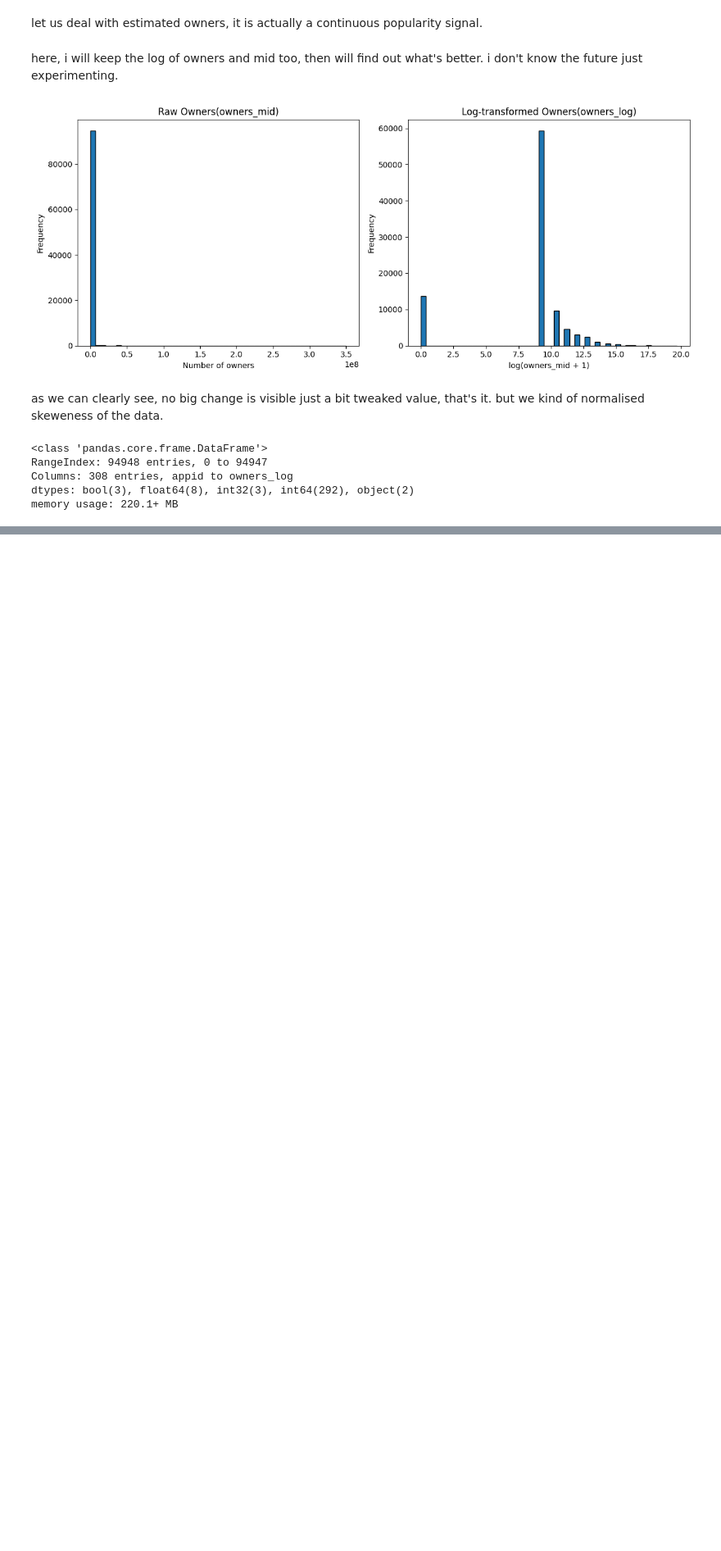
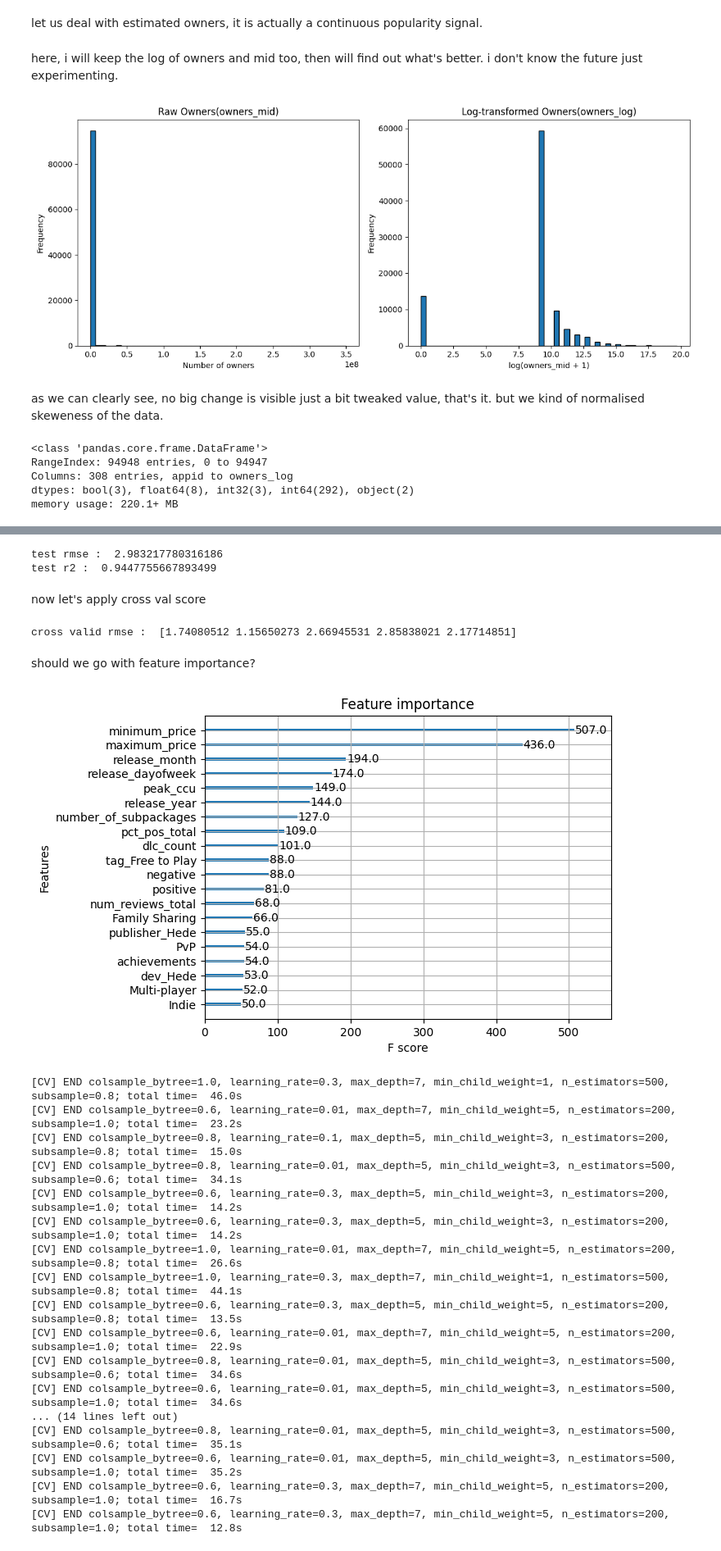
Before and after one commit to tarupathak30/gaming_data_insights_ml, a Jupyter notebook: notebooks/xg-boost.ipynb, the cells around one changed output, grey strips where cells are left out. Shown at 82% size. Cells and saved outputs as stored; diff of their text form; code cells hidden in the pictures; blank space fills up the shorter version.

```diff
--- a/notebooks/xg-boost.ipynb
+++ b/notebooks/xg-boost.ipynb
@@ -662,0 +595,9 @@ memory usage: 220.1+ MB
+# %%
+param_grid = {
+    "max_depth" : [3, 5, 7],
+    "min_child_weight" : [1, 3, 5], #minimum sum of instance weight
+    "subsample" : [0.6, 0.8, 1.0], #row sampling
+    "colsample_bytree" : [0.6, 0.8, 1.0],  #feature sampling
+    "n_estimators" : [200, 500],
+    "learning_rate" : [0.01, 0.1, 0.3] #eta
+}
@@ -662,0 +606,11 @@ memory usage: 220.1+ MB
+# %%
+random_search = RandomizedSearchCV(
+    estimator = model,
+    param_distributions = param_grid,
+    scoring = "neg_root_mean_squared_error", #we want rmse
+    cv = 3,
+    verbose=2,
+    n_jobs=-1
+)
+# %%
+random_search.fit(x_train, y_train)
@@ -662,0 +645,45 @@ memory usage: 220.1+ MB
+# %%
+# now, testing performance with the best model
+best_model = random_search.best_estimator_
+y_pred = best_model.predict(x_test)
+# %%
+print("test rmse : ", np.sqrt(mean_squared_error(y_test, y_pred)))
+print('test r2 : ', r2_score(y_test, y_pred))
+# %% [output]
+test rmse :  2.983217780316186
+test r2 :  0.9447755667893499
+# %% [markdown]
+now let's apply cross val score
+# %%
+cv_scores = cross_val_score(best_model, x, y, cv=5, scoring='neg_root_mean_squared_error')
+print('cross valid rmse : ', np.sqrt(-cv_scores))
+# %% [output]
+cross valid rmse :  [1.74080512 1.15650273 2.66945531 2.85838021 2.17714851]
+# %% [markdown]
+should we go with feature importance?
+# %%
+import matplotlib.pyplot as plt
+import xgboost as xgb
+
+# feature importance
+xgb.plot_importance(best_model, importance_type='weight', max_num_features=20)
+plt.show()
+# %% [output]
+[figure, added]
+[CV] END colsample_bytree=1.0, learning_rate=0.3, max_depth=7, min_child_weight=1, n_estimators=500, subsample=0.8; total time=  46.0s
+[CV] END colsample_bytree=0.6, learning_rate=0.01, max_depth=7, min_child_weight=5, n_estimators=200, subsample=1.0; total time=  23.2s
+[CV] END colsample_bytree=0.8, learning_rate=0.1, max_depth=5, min_child_weight=3, n_estimators=200, subsample=0.8; total time=  15.0s
+[CV] END colsample_bytree=0.8, learning_rate=0.01, max_depth=5, min_child_weight=3, n_estimators=500, subsample=0.6; total time=  34.1s
+[CV] END colsample_bytree=0.6, learning_rate=0.3, max_depth=5, min_child_weight=3, n_estimators=200, subsample=1.0; total time=  14.2s
+[CV] END colsample_bytree=0.6, learning_rate=0.3, max_depth=5, min_child_weight=3, n_estimators=200, subsample=1.0; total time=  14.2s
+[CV] END colsample_bytree=1.0, learning_rate=0.01, max_depth=7, min_child_weight=5, n_estimators=200, subsample=0.8; total time=  26.6s
+[CV] END colsample_bytree=1.0, learning_rate=0.3, max_depth=7, min_child_weight=1, n_estimators=500, subsample=0.8; total time=  44.1s
+[CV] END colsample_bytree=0.6, learning_rate=0.3, max_depth=5, min_child_weight=5, n_estimators=200, subsample=0.8; total time=  13.5s
+[CV] END colsample_bytree=0.6, learning_rate=0.01, max_depth=7, min_child_weight=5, n_estimators=200, subsample=1.0; total time=  22.9s
+[CV] END colsample_bytree=0.8, learning_rate=0.01, max_depth=5, min_child_weight=3, n_estimators=500, subsample=0.6; total time=  34.6s
+[CV] END colsample_bytree=0.6, learning_rate=0.01, max_depth=5, min_child_weight=3, n_estimators=500, subsample=1.0; total time=  34.6s
+... (14 lines left out)
+[CV] END colsample_bytree=0.8, learning_rate=0.01, max_depth=5, min_child_weight=3, n_estimators=500, subsample=0.6; total time=  35.1s
+[CV] END colsample_bytree=0.6, learning_rate=0.01, max_depth=5, min_child_weight=3, n_estimators=500, subsample=1.0; total time=  35.2s
+[CV] END colsample_bytree=0.6, learning_rate=0.3, max_depth=7, min_child_weight=5, n_estimators=200, subsample=1.0; total time=  16.7s
+[CV] END colsample_bytree=0.6, learning_rate=0.3, max_depth=7, min_child_weight=5, n_estimators=200, subsample=1.0; total time=  12.8s
```
Also changed, not shown: parts of 32 cells of this notebook.
